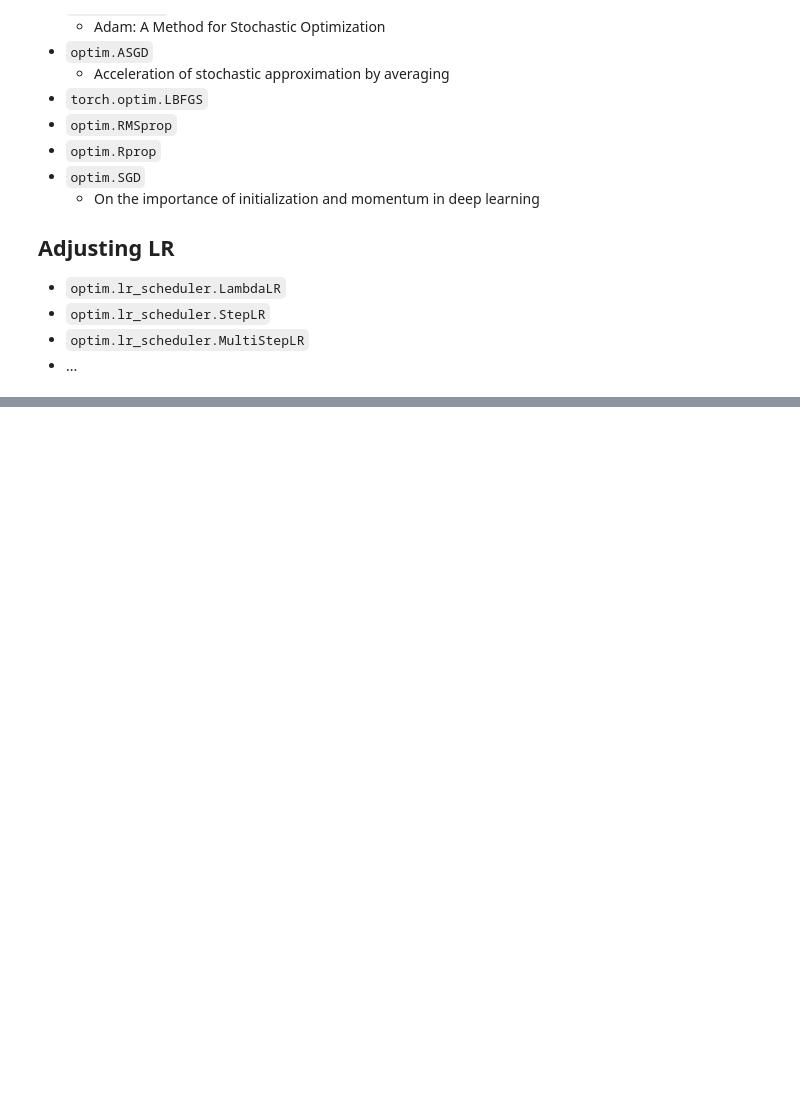
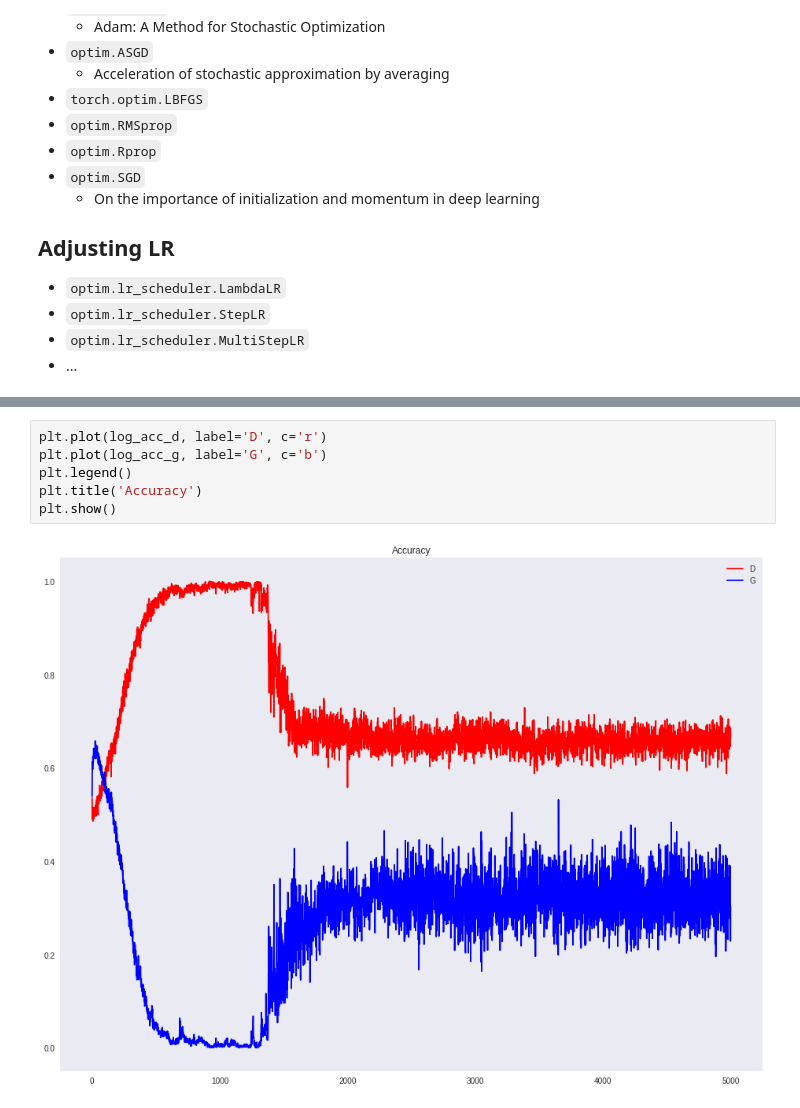
Before and after one commit to mephistopheies/dds, a Jupyter notebook: ibm_290618/pytorch_tutorial.ipynb, the cells around one changed output, grey strips where cells are left out. Cells and saved outputs as stored; diff of their text form; blank space fills up the shorter version.

```diff
--- a/ibm_290618/pytorch_tutorial.ipynb
+++ b/ibm_290618/pytorch_tutorial.ipynb
@@ -1130,0 +1272,8 @@ for ix_iter, data in enumerate(data_loader):
+# %%
+plt.plot(log_acc_d, label='D', c='r')
+plt.plot(log_acc_g, label='G', c='b')
+plt.legend()
+plt.title('Accuracy')
+plt.show()
+# %% [output]
+[figure, added]
```
Also changed, not shown: parts of 42 cells of this notebook.
